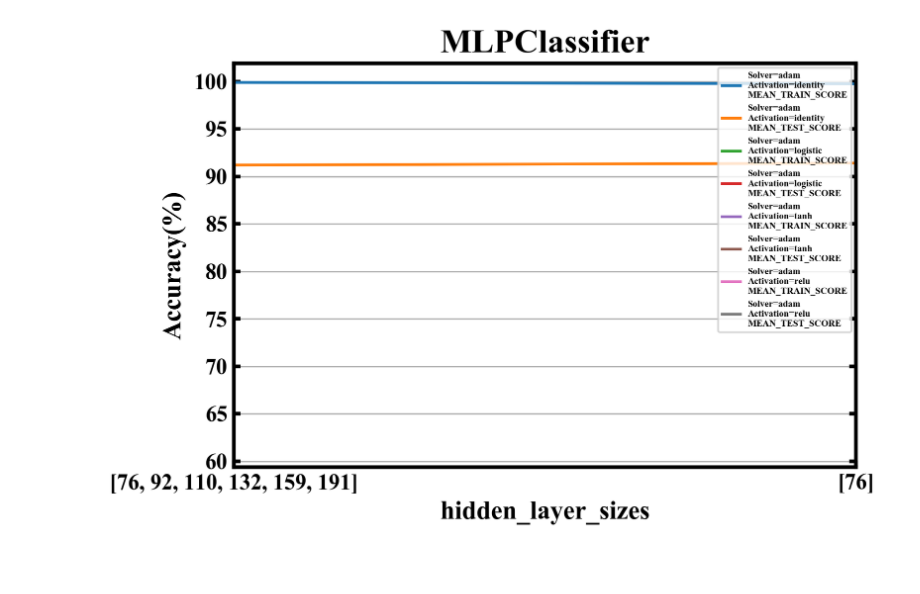
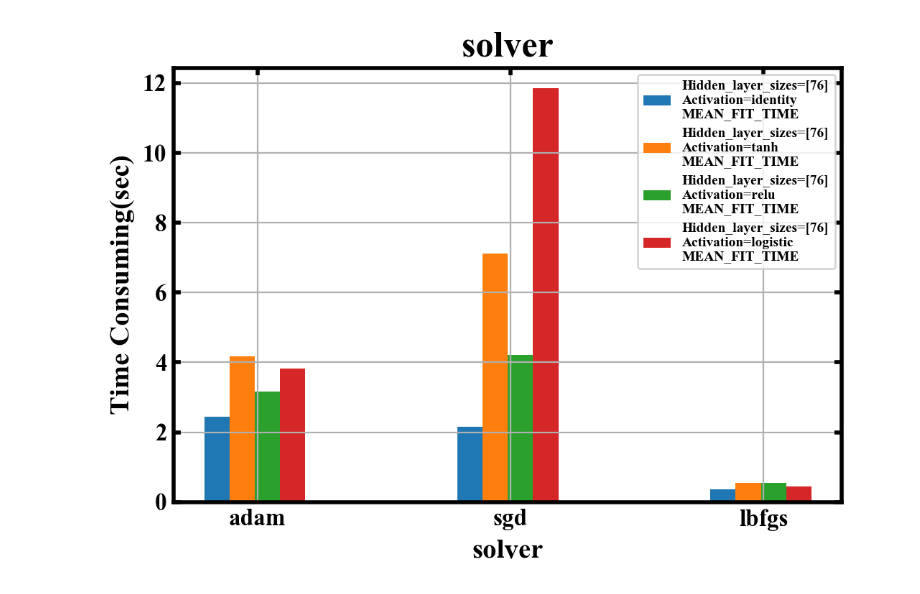
Before and after one commit to Time-Magic/Traning_code, a Jupyter notebook: MNIST_HELLOWORLD/Question2.ipynb, the cells around one changed output. Saved outputs shown, nothing was run; the diff lists cells and outputs as text; code cells hidden in the pictures; blank space fills up the shorter version.

```diff
--- a/MNIST_HELLOWORLD/Question2.ipynb
+++ b/MNIST_HELLOWORLD/Question2.ipynb
@@ -468,18 +380,41 @@ from matplotlib import pyplot as plt
 import numpy as np
 from matplotlib import cm
 xlabel='hidden_layer_sizes'
-plotlikeconfig(xlabel=xlabel,ylabel='Accuracy(%)',title='MLPClassifier',dpi=300)
+plotlikeconfig(xlabel=xlabel,ylabel='Accuracy(%)',title='adam',dpi=300)
 plt.grid()
-C=['identity','logistic','tanh','relu']
+C=['identity','tanh','relu','logistic']
+xx=list(range(1,7))
 for i in C:
     x,y,label_temp=linedata(name='MPLC',xlabel=xlabel,const_param1='solver',paramvalue1='adam',const_param2='activation',
             paramvalue2=i,target='mean_train_score')
-    plt.plot(y*100,label=label_temp)
+    # plt.plot(xx,y*100,label=label_temp)
     x,y,label_temp=linedata(name='MPLC',xlabel=xlabel,const_param1='solver',paramvalue1='adam',const_param2='activation',
             paramvalue2=i,target='mean_test_score')
-    plt.plot(y*100,label=label_temp)
-# plt.xlim(min(x),max(x))
-plt.legend(loc='upper right',fontsize=5)
+    plt.plot(xx,y*100,label=label_temp)
+plt.xlim(min(xx),3)
+plt.legend(loc='lower left',fontsize=7)
 plt.show()
-# %% [output]
-[figure, removed]
+# %%
+'''读取生成数据并在不同的求解器条件下比较各激活函数的耗时情况,以求解器作为主要区分'''
+from likefunctions_boston import plotlikeconfig
+from MNIST_HELLOWORLD.likedigitclass import linedata
+from matplotlib import pyplot as plt
+import numpy as np
+xlabel='solver'
+plotlikeconfig(xlabel=xlabel,ylabel='Time Consuming(sec)',title='solver')
+plt.grid()
+C=['identity','tanh','relu','logistic']
+width=0.1
+column=width
+for idx,i in enumerate(C):
+    x,y,label_temp=linedata(name='MPLC',xlabel=xlabel,const_param1='hidden_layer_sizes',paramvalue1='[76]',const_param2='activation',
+            paramvalue2=i,target='mean_fit_time')
+    x=np.array(x)
+    y=np.array(y)
+    plt.bar(np.array(range(len(x)))+idx*column,y,width=width,label=label_temp)
+plt.xticks(np.array(range(len(x)))+float(column*len(C))/2.5,x)
+plt.tick_params(bottom=False)
+plt.legend(loc='upper right',fontsize=7)
+plt.show()
+# %% [output]
+[figure, added]
```
Also changed, not shown: parts of 18 cells of this notebook.
